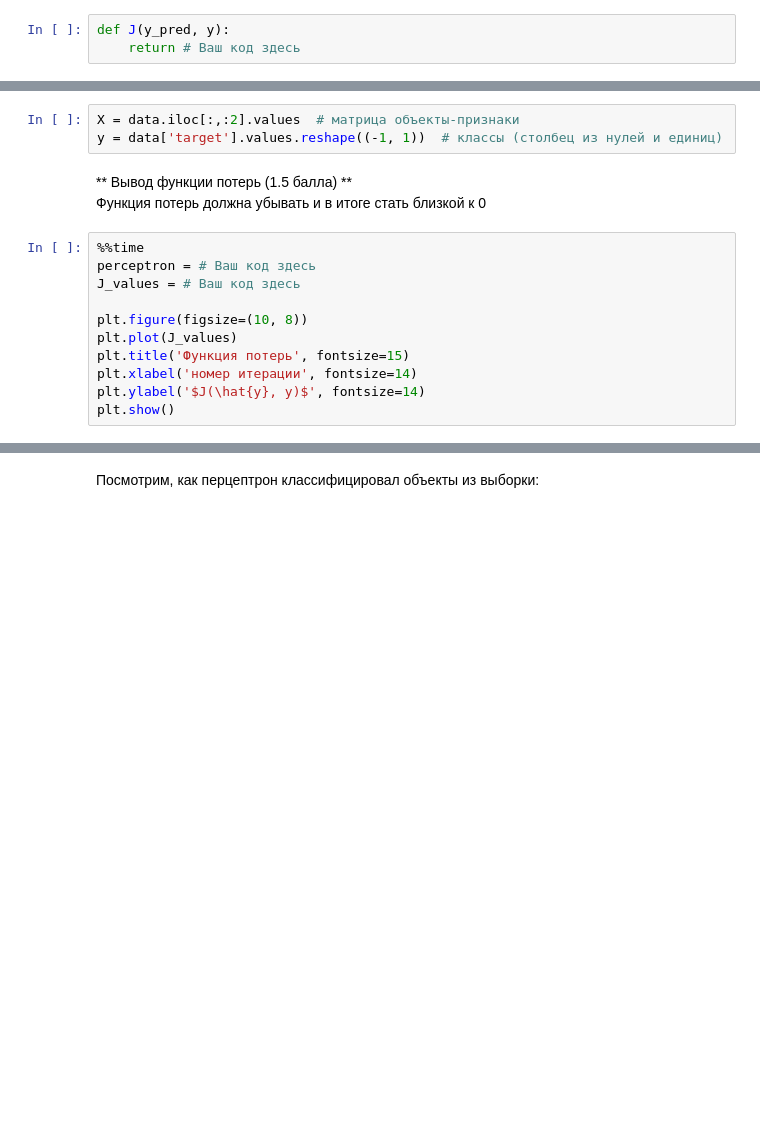
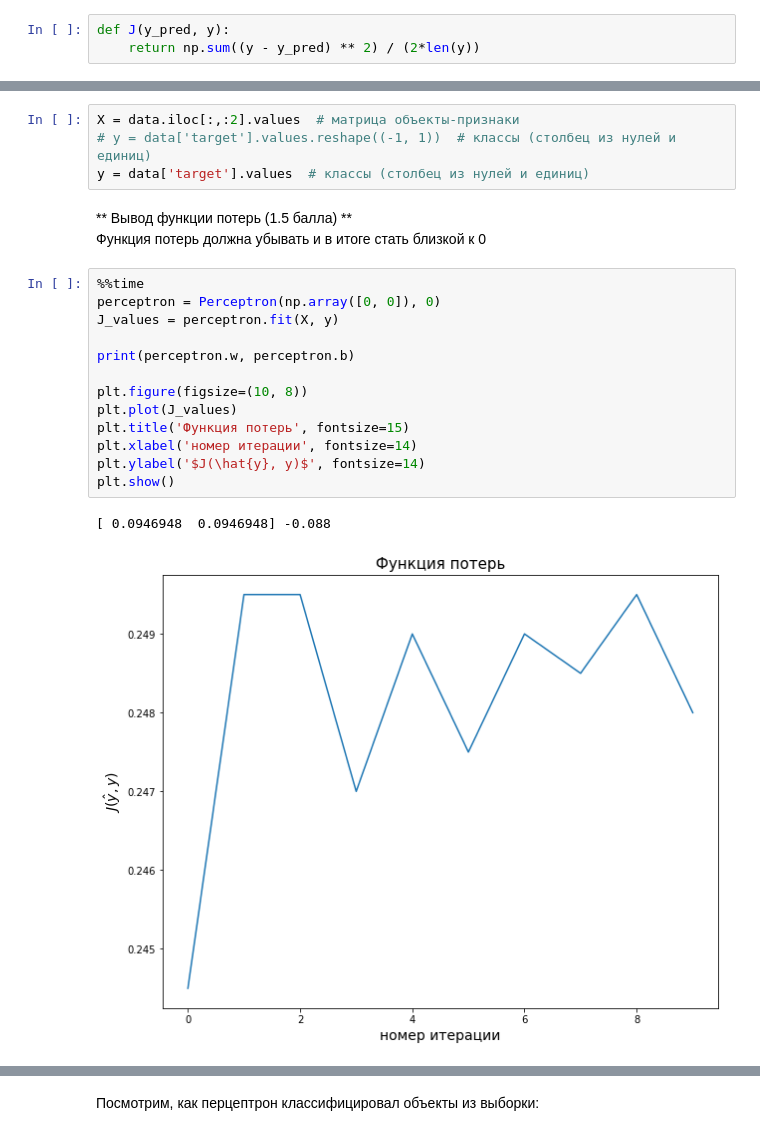
Before and after one commit to fedor1113/dlschl_homework, a Jupyter notebook: materials/homeworks/hw04/[hw4]perceptron&neuron.ipynb, the cells around one changed output, grey strips where cells are left out. Cells and saved outputs as stored; diff of their text form; blank space fills up the shorter version.

```diff
--- a/materials/homeworks/hw04/[hw4]perceptron&neuron.ipynb
+++ b/materials/homeworks/hw04/[hw4]perceptron&neuron.ipynb
@@ -70,7 +72,7 @@ $$
 ** Реализуйте функцию потерь $J$ (0.5 балла): **
 # %%
 def J(y_pred, y):
-    return # Ваш код здесь
+    return np.sum((y - y_pred) ** 2) / (2*len(y))
 # %% [markdown]
 Поскольку у *пороговой функции* не существует производной (Вы её график видели? Выглядит он, конечно, простым, но производная таких не любит), то мы не можем использовать градиентный спуск, ведь:
 $$ \frac{\partial J}{\partial w} = \frac{1}{n} (f(w \cdot X) - y)f^{'}(w \cdot X)X$$
@@ -179,18 +232,24 @@ plt.show();
 Обозначим, что здесь признаки, а что - классы:
 # %%
 X = data.iloc[:,:2].values  # матрица объекты-признаки
-y = data['target'].values.reshape((-1, 1))  # классы (столбец из нулей и единиц)
+# y = data['target'].values.reshape((-1, 1))  # классы (столбец из нулей и единиц)
+y = data['target'].values  # классы (столбец из нулей и единиц)
 # %% [markdown]
 ** Вывод функции потерь (1.5 балла) **
 Функция потерь должна убывать и в итоге стать близкой к 0
 # %%
 %%time
-perceptron = # Ваш код здесь
-J_values = # Ваш код здесь
+perceptron = Perceptron(np.array([0, 0]), 0)
+J_values = perceptron.fit(X, y)
+
+print(perceptron.w, perceptron.b)
 
 plt.figure(figsize=(10, 8))
 plt.plot(J_values)
 plt.title('Функция потерь', fontsize=15)
 plt.xlabel('номер итерации', fontsize=14)
 plt.ylabel('$J(\hat{y}, y)$', fontsize=14)
 plt.show()
+# %% [output]
+[ 0.0946948  0.0946948] -0.088
+[figure, added]
```
Also changed, not shown: parts of 18 cells of this notebook.
